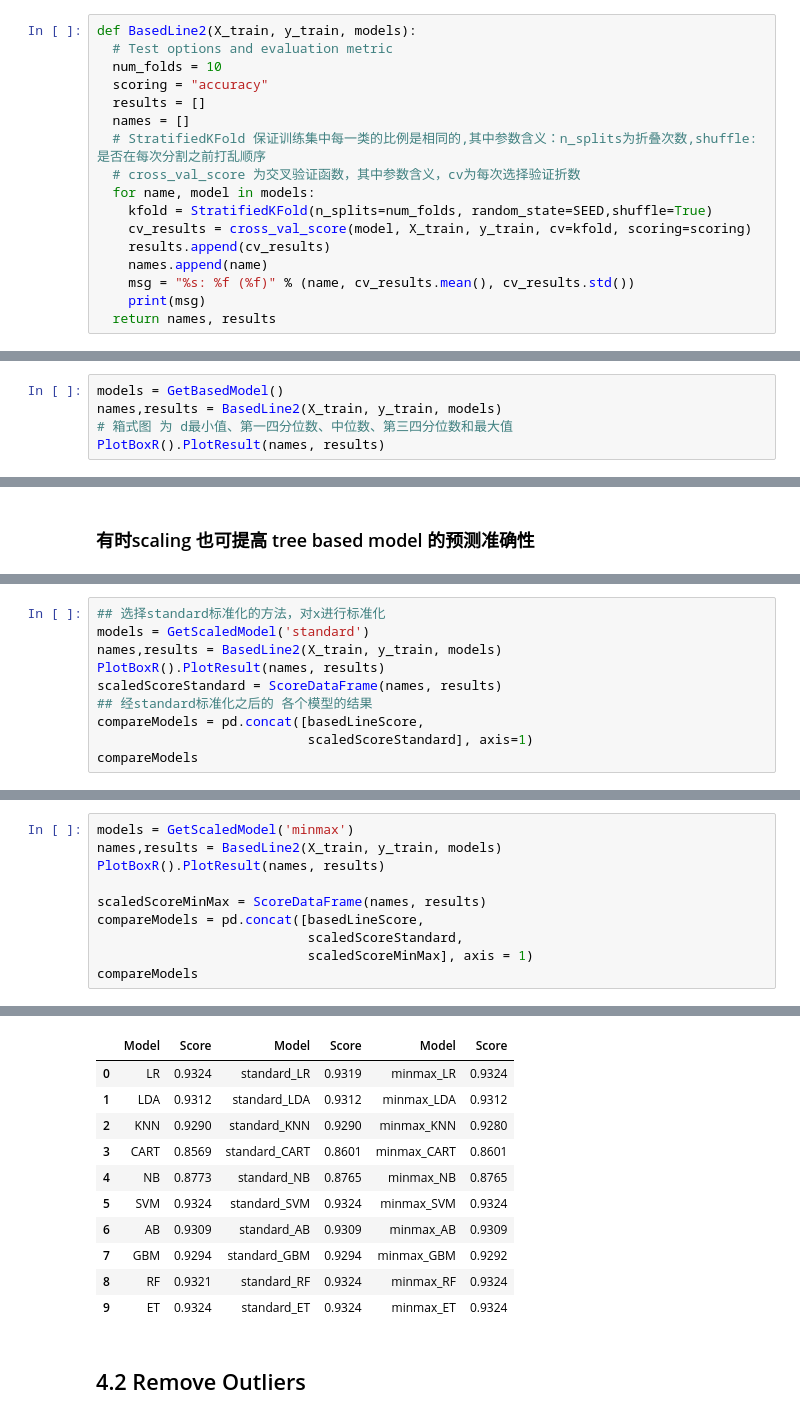
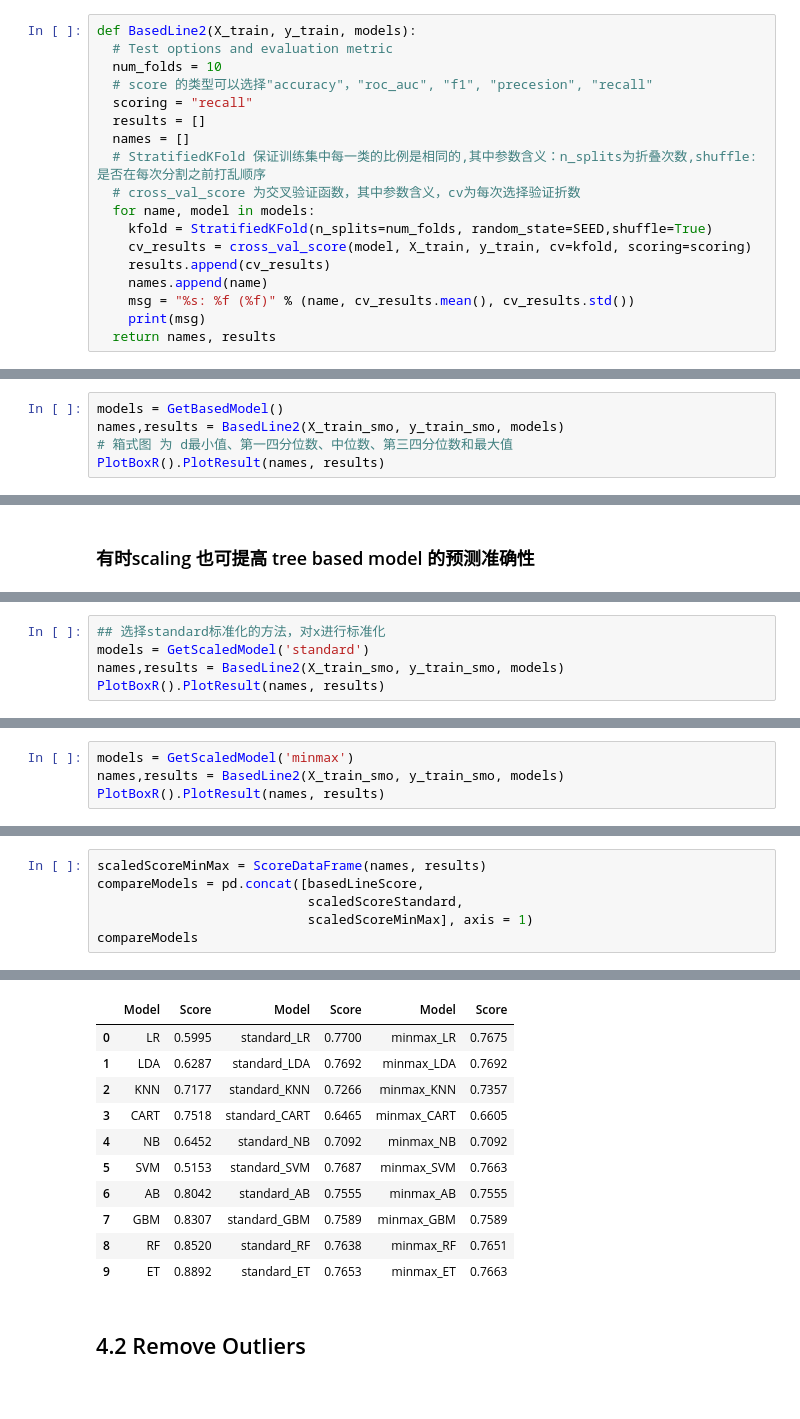
Before and after one commit to echoheqian/drug-target-master, a Jupyter notebook: dbgap_sleep_cvds_dataset.ipynb, the cells around one changed output, grey strips where cells are left out. Saved outputs shown, nothing was run; the diff lists cells and outputs as text.

```diff
--- a/dbgap_sleep_cvds_dataset.ipynb
+++ b/dbgap_sleep_cvds_dataset.ipynb
@@ -716,7 +752,8 @@ def GetBasedModel():
 def BasedLine2(X_train, y_train, models):
   # Test options and evaluation metric
   num_folds = 10
-  scoring = "accuracy"
+  # score 的类型可以选择"accuracy"，"roc_auc", "f1", "precesion", "recall"
+  scoring = "recall"
   results = []
   names = []
   # StratifiedKFold 保证训练集中每一类的比例是相同的,其中参数含义：n_splits为折叠次数,shuffle: 是否在每次分割之前打乱顺序
@@ -755,7 +792,7 @@ class PlotBoxR(object):
         py.iplot(data)
 # %%
 models = GetBasedModel()
-names,results = BasedLine2(X_train, y_train, models)
+names,results = BasedLine2(X_train_smo, y_train_smo, models)
 # 箱式图 为 d最小值、第一四分位数、中位数、第三四分位数和最大值
 PlotBoxR().PlotResult(names, results)
 # %% [output]
@@ -838,11 +877,6 @@ def GetScaledModel(nameOfScaler):
 # %%
 ## 选择standard标准化的方法，对x进行标准化
 models = GetScaledModel('standard')
-names,results = BasedLine2(X_train, y_train, models)
+names,results = BasedLine2(X_train_smo, y_train_smo, models)
 PlotBoxR().PlotResult(names, results)
-scaledScoreStandard = ScoreDataFrame(names, results)
-## 经standard标准化之后的 各个模型的结果
-compareModels = pd.concat([basedLineScore,
-                           scaledScoreStandard], axis=1)
-compareModels
 # %% [output]
@@ -872,0 +927,4 @@ standard_ET: 0.932386 (0.001175)
+# %%
+models = GetScaledModel('minmax')
+names,results = BasedLine2(X_train_smo, y_train_smo, models)
+PlotBoxR().PlotResult(names, results)
@@ -873,8 +945,4 @@ standard_ET: 0.932386 (0.001175)
 # %%
-models = GetScaledModel('minmax')
-names,results = BasedLine2(X_train, y_train, models)
-PlotBoxR().PlotResult(names, results)
-
 scaledScoreMinMax = ScoreDataFrame(names, results)
 compareModels = pd.concat([basedLineScore,
                            scaledScoreStandard,
@@ -895,14 +952,14 @@ minmax_ET: 0.932386 (0.001175)
 |  | Model | Score | Model | Score | Model | Score |
-| 0 | LR | 0.9324 | standard_LR | 0.9319 | minmax_LR | 0.9324 |
-| 1 | LDA | 0.9312 | standard_LDA | 0.9312 | minmax_LDA | 0.9312 |
-| 2 | KNN | 0.9290 | standard_KNN | 0.9290 | minmax_KNN | 0.9280 |
-| 3 | CART | 0.8569 | standard_CART | 0.8601 | minmax_CART | 0.8601 |
-| 4 | NB | 0.8773 | standard_NB | 0.8765 | minmax_NB | 0.8765 |
-| 5 | SVM | 0.9324 | standard_SVM | 0.9324 | minmax_SVM | 0.9324 |
-| 6 | AB | 0.9309 | standard_AB | 0.9309 | minmax_AB | 0.9309 |
-| 7 | GBM | 0.9294 | standard_GBM | 0.9294 | minmax_GBM | 0.9292 |
-| 8 | RF | 0.9321 | standard_RF | 0.9324 | minmax_RF | 0.9324 |
-| 9 | ET | 0.9324 | standard_ET | 0.9324 | minmax_ET | 0.9324 |
+| 0 | LR | 0.5995 | standard_LR | 0.7700 | minmax_LR | 0.7675 |
+| 1 | LDA | 0.6287 | standard_LDA | 0.7692 | minmax_LDA | 0.7692 |
+| 2 | KNN | 0.7177 | standard_KNN | 0.7266 | minmax_KNN | 0.7357 |
+| 3 | CART | 0.7518 | standard_CART | 0.6465 | minmax_CART | 0.6605 |
+| 4 | NB | 0.6452 | standard_NB | 0.7092 | minmax_NB | 0.7092 |
+| 5 | SVM | 0.5153 | standard_SVM | 0.7687 | minmax_SVM | 0.7663 |
+| 6 | AB | 0.8042 | standard_AB | 0.7555 | minmax_AB | 0.7555 |
+| 7 | GBM | 0.8307 | standard_GBM | 0.7589 | minmax_GBM | 0.7589 |
+| 8 | RF | 0.8520 | standard_RF | 0.7638 | minmax_RF | 0.7651 |
+| 9 | ET | 0.8892 | standard_ET | 0.7653 | minmax_ET | 0.7663 |
 # %% [markdown]
 ## 4.2 Remove Outliers
 # %% [markdown]
```
Also changed, not shown: parts of 54 cells of this notebook.
